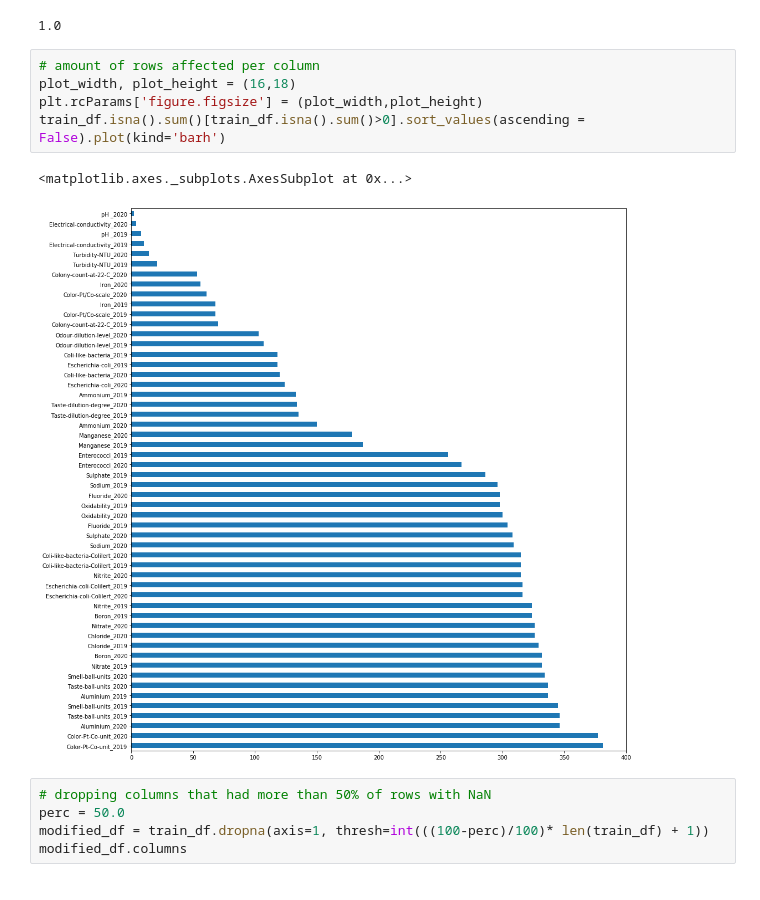
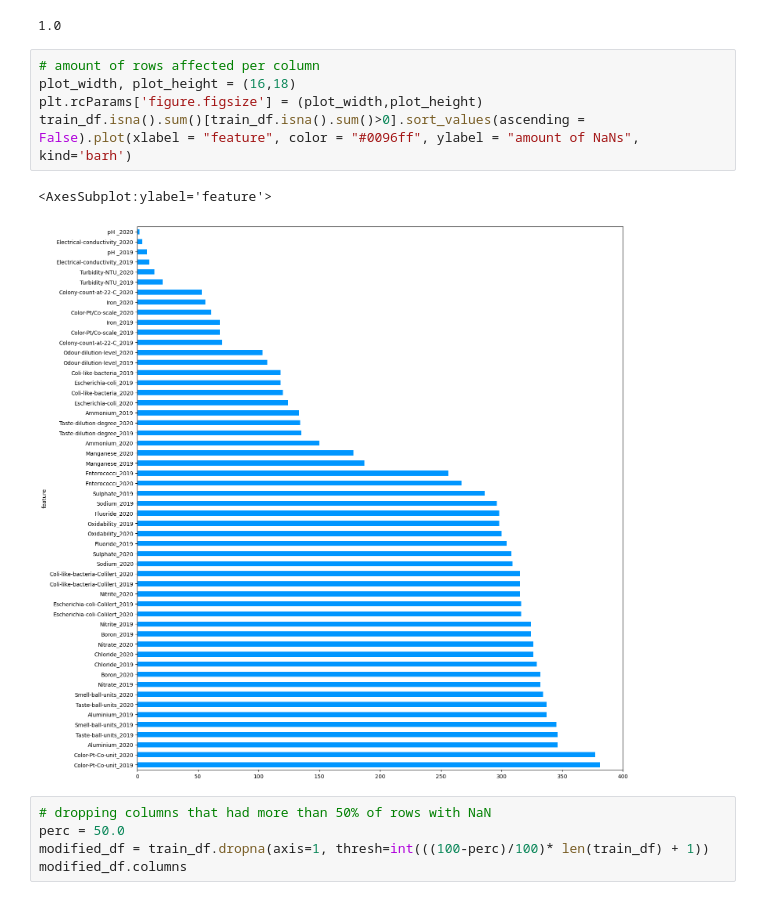
Before and after one commit to qetdr/xAutoML-Project1, a Jupyter notebook: Data cleaning.ipynb, the cells around one changed output. Drawn from its saved outputs; the diff is of its cells as text.

```diff
--- a/Data cleaning.ipynb
+++ b/Data cleaning.ipynb
@@ -63,11 +63,11 @@ len(train_df.isna()) / len(train_df)
 # %%
 # amount of rows affected per column
 plot_width, plot_height = (16,18)
 plt.rcParams['figure.figsize'] = (plot_width,plot_height)
-train_df.isna().sum()[train_df.isna().sum()>0].sort_values(ascending = False).plot(kind='barh')
+train_df.isna().sum()[train_df.isna().sum()>0].sort_values(ascending = False).plot(xlabel = "feature", color = "#0096ff", ylabel = "amount of NaNs", kind='barh')
 # %% [output]
-<matplotlib.axes._subplots.AxesSubplot at 0x...>
+<AxesSubplot:ylabel='feature'>
-[figure, old version]
+[figure, new version]
 # %%
 # dropping columns that had more than 50% of rows with NaN
 perc = 50.0
```
Also changed, not shown: parts of 27 cells of this notebook, 14 other files.
